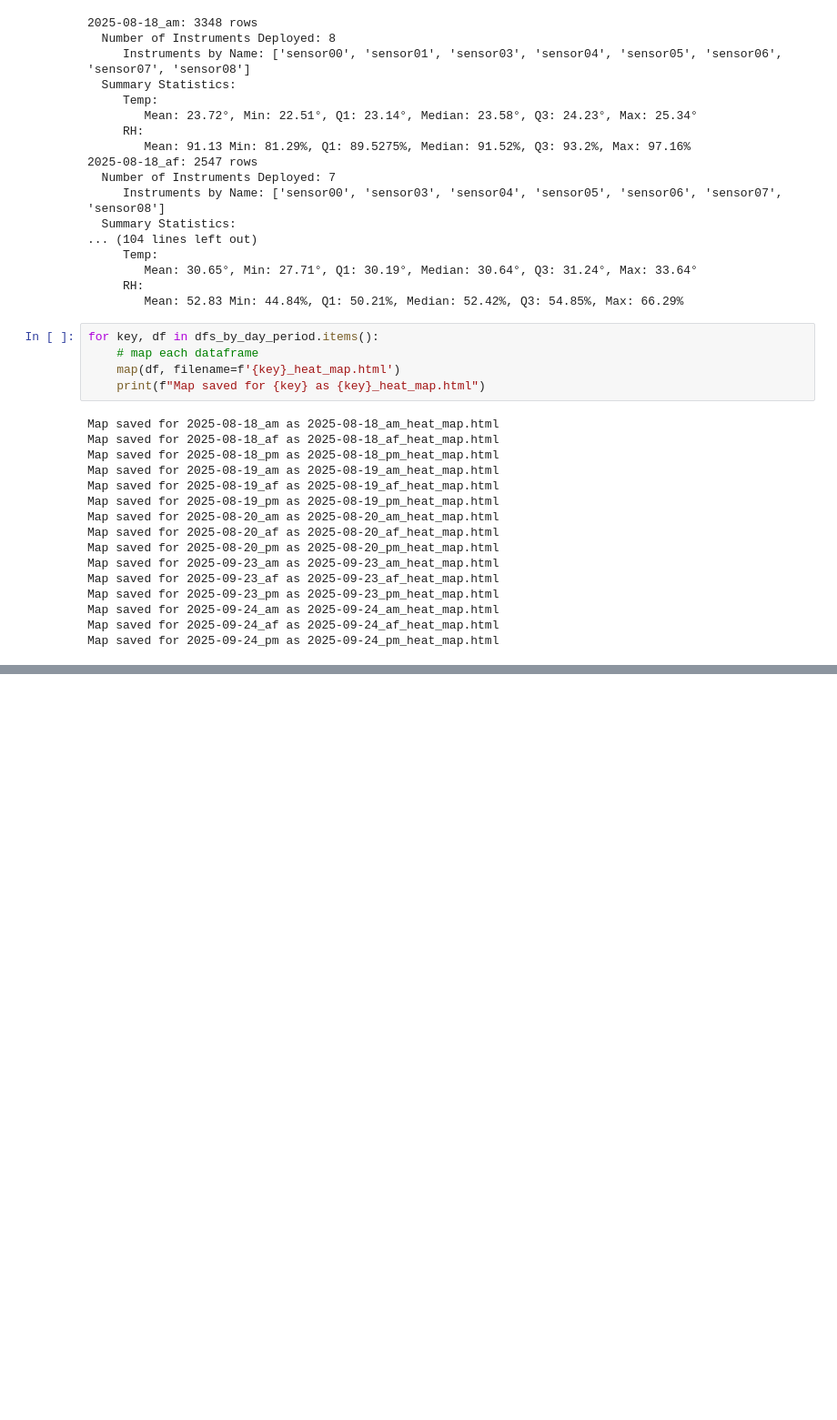
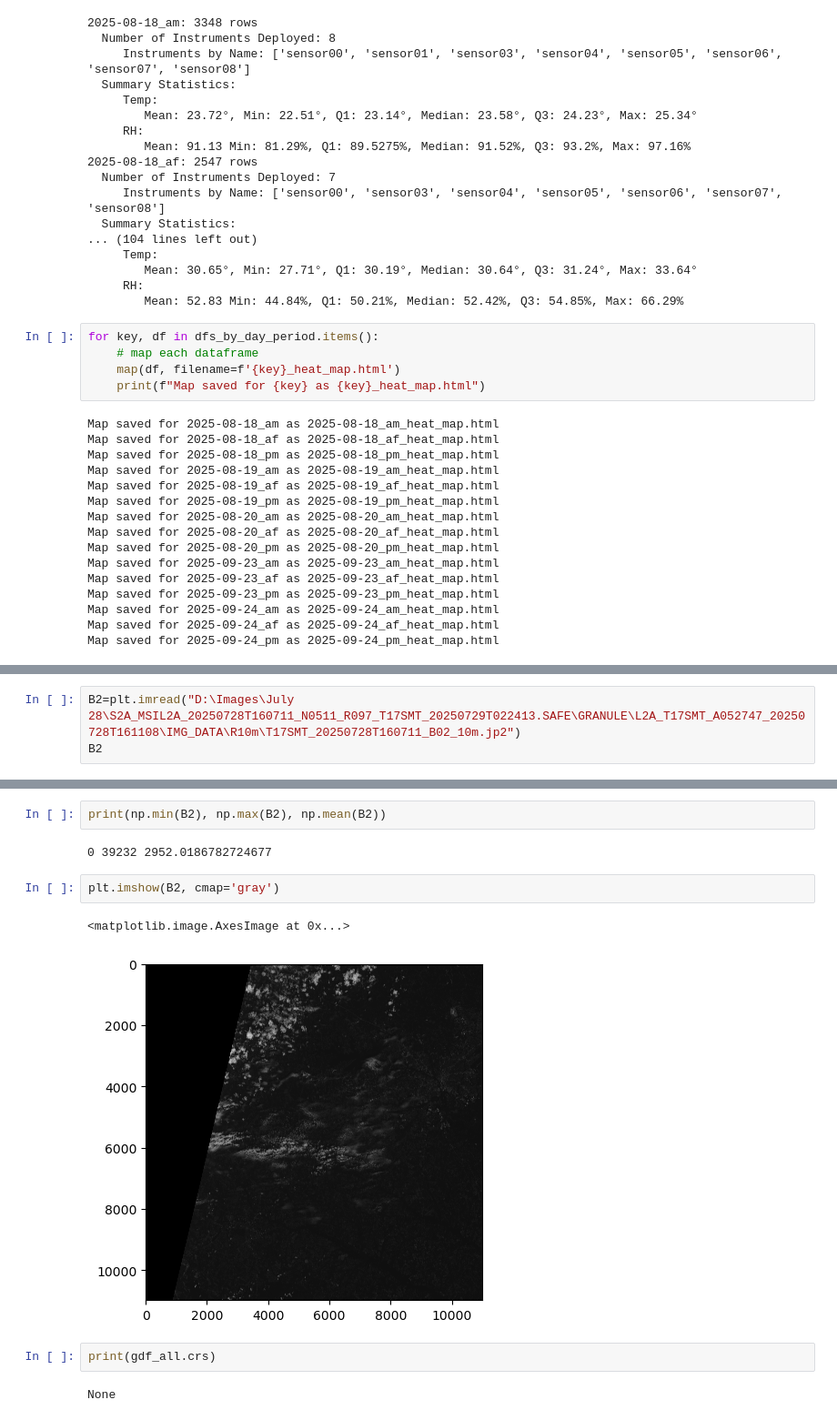
Before and after one commit to marositesUSC/heat_project, a Jupyter notebook: analysis/campaign_analysis.ipynb, the cells around one changed output, grey strips where cells are left out. Shown at 91% size. Saved outputs shown, nothing was run; the diff lists cells and outputs as text; blank space fills up the shorter version.

```diff
--- a/analysis/campaign_analysis.ipynb
+++ b/analysis/campaign_analysis.ipynb
@@ -419,0 +527,3 @@ Map saved for 2025-09-24_pm as 2025-09-24_pm_heat_map.html
+# %%
+B2=plt.imread("D:\Images\July 28\S2A_MSIL2A_20250728T160711_N0511_R097_T17SMT_20250729T022413.SAFE\GRANULE\L2A_T17SMT_A052747_20250728T161108\IMG_DATA\R10m\T17SMT_20250728T160711_B02_10m.jp2")
+B2
@@ -419,0 +539,13 @@ Map saved for 2025-09-24_pm as 2025-09-24_pm_heat_map.html
+# %%
+print(np.min(B2), np.max(B2), np.mean(B2))
+# %% [output]
+0 39232 2952.0186782724677
+# %%
+plt.imshow(B2, cmap='gray')
+# %% [output]
+<matplotlib.image.AxesImage at 0x...>
+[figure, added]
+# %%
+print(gdf_all.crs)
+# %% [output]
+None
```
Also changed, not shown: parts of 15 cells of this notebook, 24 other files.
